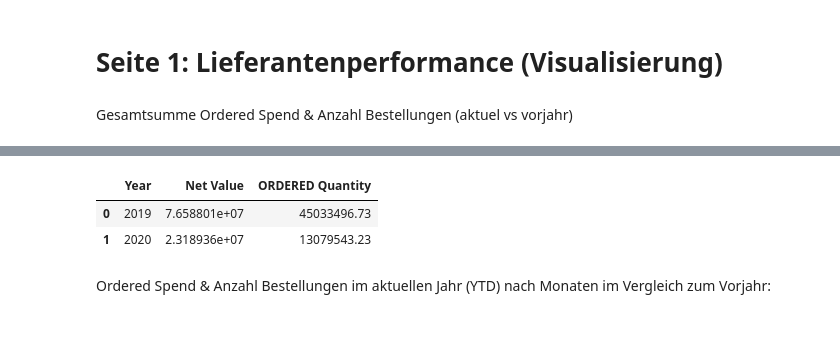
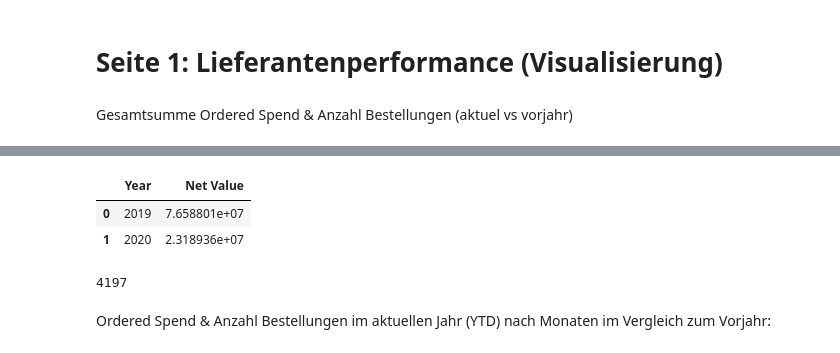
Before and after one commit to zabi-salehi/Data_Visualization, a Jupyter notebook: visualisation.ipynb, the cells around one changed output, grey strips where cells are left out. Drawn from its saved outputs; the diff is of its cells as text; code cells hidden in the pictures.

```diff
--- a/visualisation.ipynb
+++ b/visualisation.ipynb
@@ -54,6 +54,7 @@ data.head()
 # %%
 data['Year'] = data['Document Date'].dt.year
 data['Month'] = data['Document Date'].dt.month
+data["Year/Month"] = data
 # %%
 data.to_csv("data_01.csv")
 # %% [markdown]
@@ -100,9 +64,21 @@ Netvalue
-# %%
-orderedSpend_numbOrders_year
-# %% [output]
-|  | Year | Net Value | ORDERED Quantity |
-| 0 | 2019 | 7.658801e+07 | 45033496.73 |
-| 1 | 2020 | 2.318936e+07 | 13079543.23 |
+# %%
+orderedSpend_year = data.groupby(["Year"])[["Net Value"]].sum().reset_index()
+
+data_2019 = data[data["Year"] == 2019]
+data_2020 = data[data["Year"] == 2020]
+numbOrders_2019 = len(data_2019["ORDERED Quantity"])
+
+numbOrders_2020 = len(data_2020["ORDERED Quantity"])
+
+orderedSpend_year
+# %% [output]
+|  | Year | Net Value |
+| 0 | 2019 | 7.658801e+07 |
+| 1 | 2020 | 2.318936e+07 |
+# %%
+numbOrders_2020
+# %% [output]
+4197
 # %% [markdown]
 Ordered Spend & Anzahl Bestellungen im aktuellen Jahr (YTD) nach Monaten
 im Vergleich zum Vorjahr:
```
Also changed, not shown: parts of 9 cells of this notebook.
